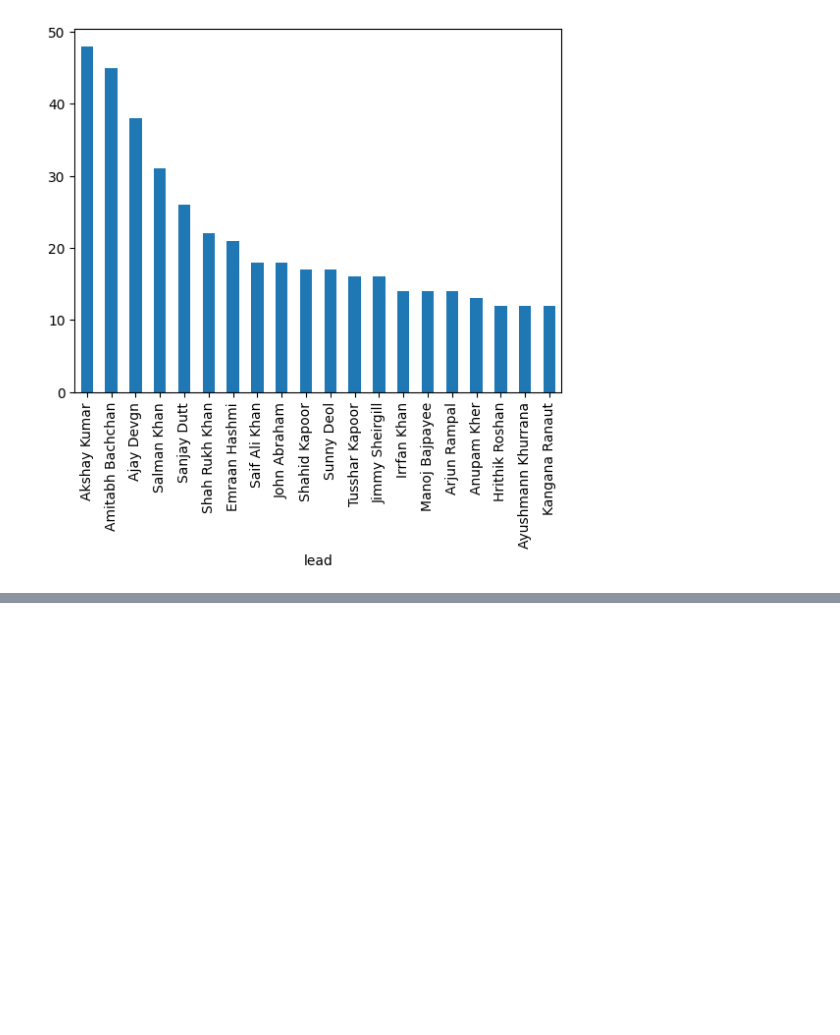
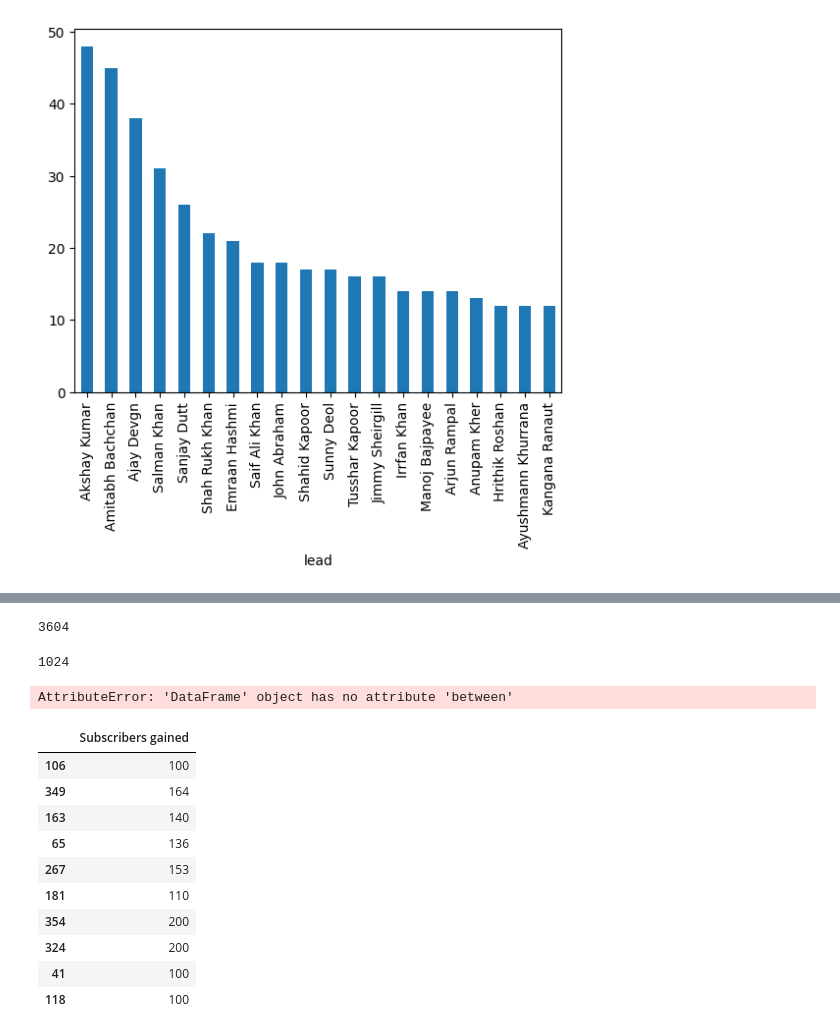
Before and after one commit to aayushmanz/Python-for-ML, a Jupyter notebook: Pandas in Python/Plot and Series Methods in Pandas.ipynb, the cells around one changed output, grey strips where cells are left out. Drawn from its saved outputs; the diff is of its cells as text; code cells hidden in the pictures; blank space fills up the shorter version.

```diff
--- a/Pandas in Python/Plot and Series Methods in Pandas.ipynb
+++ b/Pandas in Python/Plot and Series Methods in Pandas.ipynb
@@ -28,0 +36,35 @@ movies['lead'].value_counts().head(20).plot(kind='bar')
+# %%
+subs = pd.read_csv('/workspaces/Python-for-ML/Database from Kaggle/subs.csv')
+movies = pd.read_csv('/workspaces/Python-for-ML/Database from Kaggle/bollywood.csv')
+vk = pd.read_csv('/workspaces/Python-for-ML/Database from Kaggle/kohli_ipl.csv')
+# %%
+# astype :
+import sys
+sys.getsizeof(vk) # the getsizeof is use by importing Sys class
+# this is use for getting the size of the database.
+# %% [output]
+3604
+# %%
+sys.getsizeof(vk.astype('int16')) # size is shrinked  because we changed the datatype size.
+# %% [output]
+1024
+# %%
+# between :
+vk.between(51,99) # this is not found in pandas this new latest version.
+# %% [output]
+AttributeError: 'DataFrame' object has no attribute 'between'
+# %%
+# clip :
+subs.clip(100,200).sample(10)
+# %% [output]
+|  | Subscribers gained |
+| 106 | 100 |
+| 349 | 164 |
+| 163 | 140 |
+| 65 | 136 |
+| 267 | 153 |
+| 181 | 110 |
+| 354 | 200 |
+| 324 | 200 |
+| 41 | 100 |
+| 118 | 100 |
```
Also changed, not shown: parts of 14 cells of this notebook.
